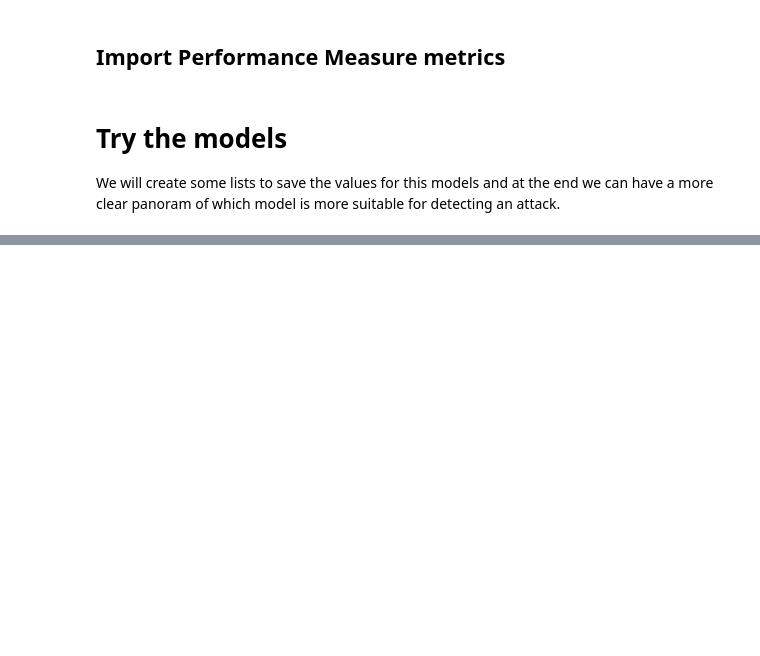
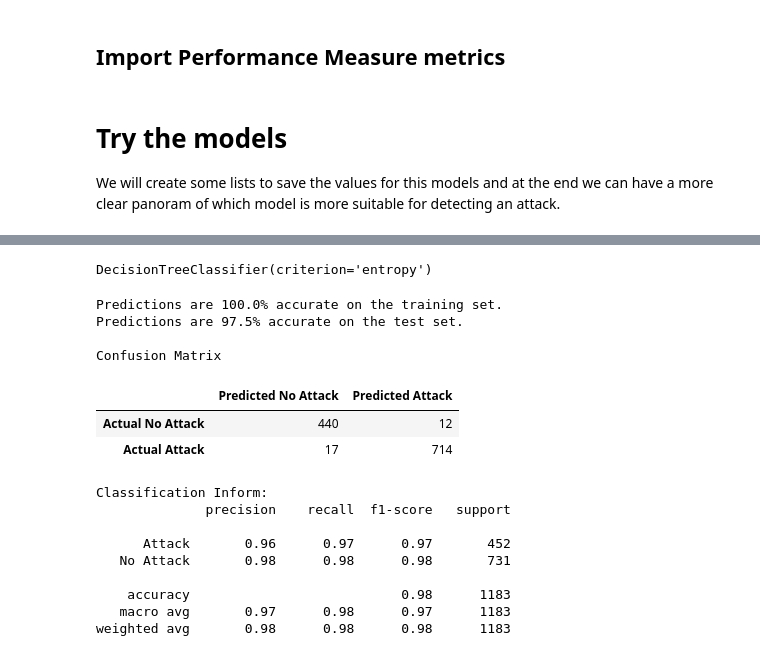
Before and after one commit to Lydiadel/BrakToothAttack_Analysis, a Jupyter notebook: BrakTooth_Attack.ipynb, the cells around one changed output, grey strips where cells are left out. Cells and saved outputs as stored; diff of their text form; code cells hidden in the pictures; blank space fills up the shorter version.

```diff
--- a/BrakTooth_Attack.ipynb
+++ b/BrakTooth_Attack.ipynb
@@ -568,0 +630,48 @@ memory_usage = list(range(1,6))
+# %%
+# We create a function to create our model Decision Tree Classifier and we
+#fit our datasets X_train and y_train into the model.
+
+clf = DecisionTreeClassifier(criterion="entropy")
+clf.fit(X_train, y_train)
+# %% [output]
+DecisionTreeClassifier(criterion='entropy')
+# %%
+# We use the model method to predict the class labels for the provided data.
+y_pred_train = clf.predict(X_train)
+y_pred_test = clf.predict(X_test)
+# %%
+accuracy_train = accuracy_score(y_train, y_pred_train)
+print('Predictions are {:3.1f}% accurate on the training set.'.format(100*accuracy_train))
+accuracy_test = accuracy_score(y_test, y_pred_test)
+print('Predictions are {:3.1f}% accurate on the test set.'.format(100*accuracy_test))
+# Create a matrix confusion based on our y_test and y_pred_test
+cm = confusion_matrix(y_test, y_pred_test)
+
+# Create a dataframe from the confusion matrix
+cm_df = pd.DataFrame(cm,
+        index = ["Actual No Attack", "Actual Attack"],
+        columns= ["Predicted No Attack", "Predicted Attack"])
+
+print("\nConfusion Matrix")
+display(cm_df)
+
+report = classification_report(y_test, y_pred_test)
+print("\n\nClassification Inform:")
+print(classification_report(y_test, y_pred_test))
+# %% [output]
+Predictions are 100.0% accurate on the training set.
+Predictions are 97.5% accurate on the test set.
+
+Confusion Matrix
+|  | Predicted No Attack | Predicted Attack |
+| Actual No Attack | 440 | 12 |
+| Actual Attack | 17 | 714 |
+Classification Inform:
+              precision    recall  f1-score   support
+
+      Attack       0.96      0.97      0.97       452
+   No Attack       0.98      0.98      0.98       731
+
+    accuracy                           0.98      1183
+   macro avg       0.97      0.98      0.97      1183
+weighted avg       0.98      0.98      0.98      1183
```
Also changed, not shown: parts of 26 cells of this notebook.
